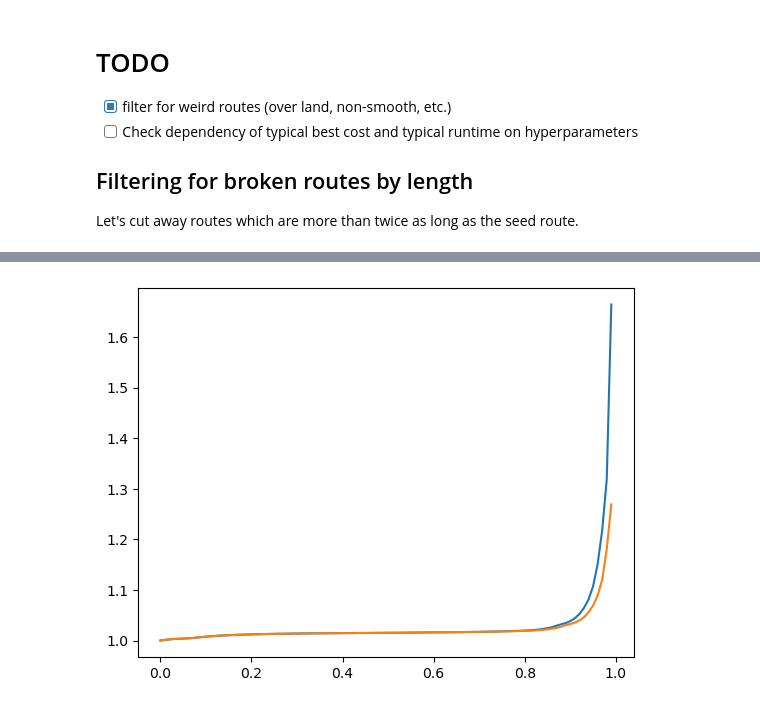
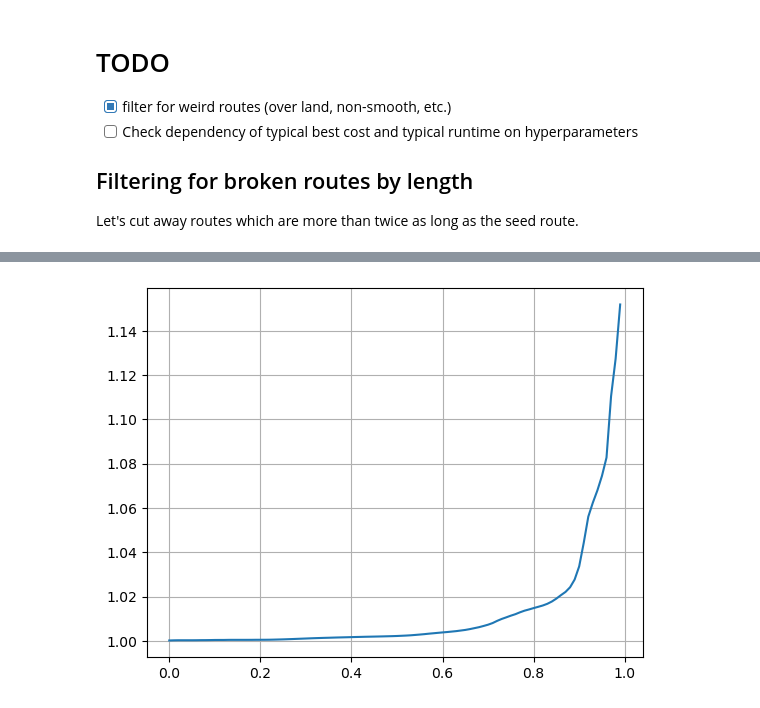
Before and after one commit to willirath/ship_routing, a Jupyter notebook: tuning/hyperparameter_tuning.ipynb, the cells around one changed output, grey strips where cells are left out. Saved outputs shown, nothing was run; the diff lists cells and outputs as text; code cells hidden in the pictures.

```diff
--- a/tuning/hyperparameter_tuning.ipynb
+++ b/tuning/hyperparameter_tuning.ipynb
@@ -42,0 +62,4 @@ seed_member.route.line_string
+# %%
+results = load_results(data_files[0], None)
+for _df in data_files[1:]:
+    results.update(load_results(_df, None))
@@ -42,0 +72,17 @@ seed_member.route.line_string
+# %%
+def remove_freak_results(routing_results_dict: dict = None):
+    """There shold not be elite routes which are shorter than the original one."""
+    return {
+        k: v
+        for k, v in tqdm(routing_results_dict.items())
+        if not any([
+            (
+                (m.route.length_meters <= v.seed_member.route.length_meters)
+                or (m.cost == 0)
+                or (np.isinf(v.seed_member.cost))
+            )
+            for m in v.elite_population.members
+        ])
+    }
+# %%
+results = remove_freak_results(results)
@@ -130,7 +262,7 @@ def get_elite(routing_results_dict: dict = None):
         )
     return pd.DataFrame.from_records(_records).set_index("filename")
 # %%
-df_elite = get_elite(routing_results)
+df_elite = get_elite(results)
 df_elite
 # %% [output]
 |  | n_elite | elite_length_meters | elite_length_relative | elite_cost_absolute | elite_cost_relative |
@@ -176,5 +290,4 @@ bad_filenames, good_filenames
 # %%
 ax = df_elite.elite_length_relative.quantile(np.arange(0, 1, 0.01)).plot(logy=False, grid=True);
-df_elite.loc[good_filenames].elite_length_relative.quantile(np.arange(0, 1, 0.01)).plot(logy=False, ax=ax);
 # %% [output]
-[figure, old version]
+[figure, new version]
```
Also changed, not shown: parts of 36 cells of this notebook.
